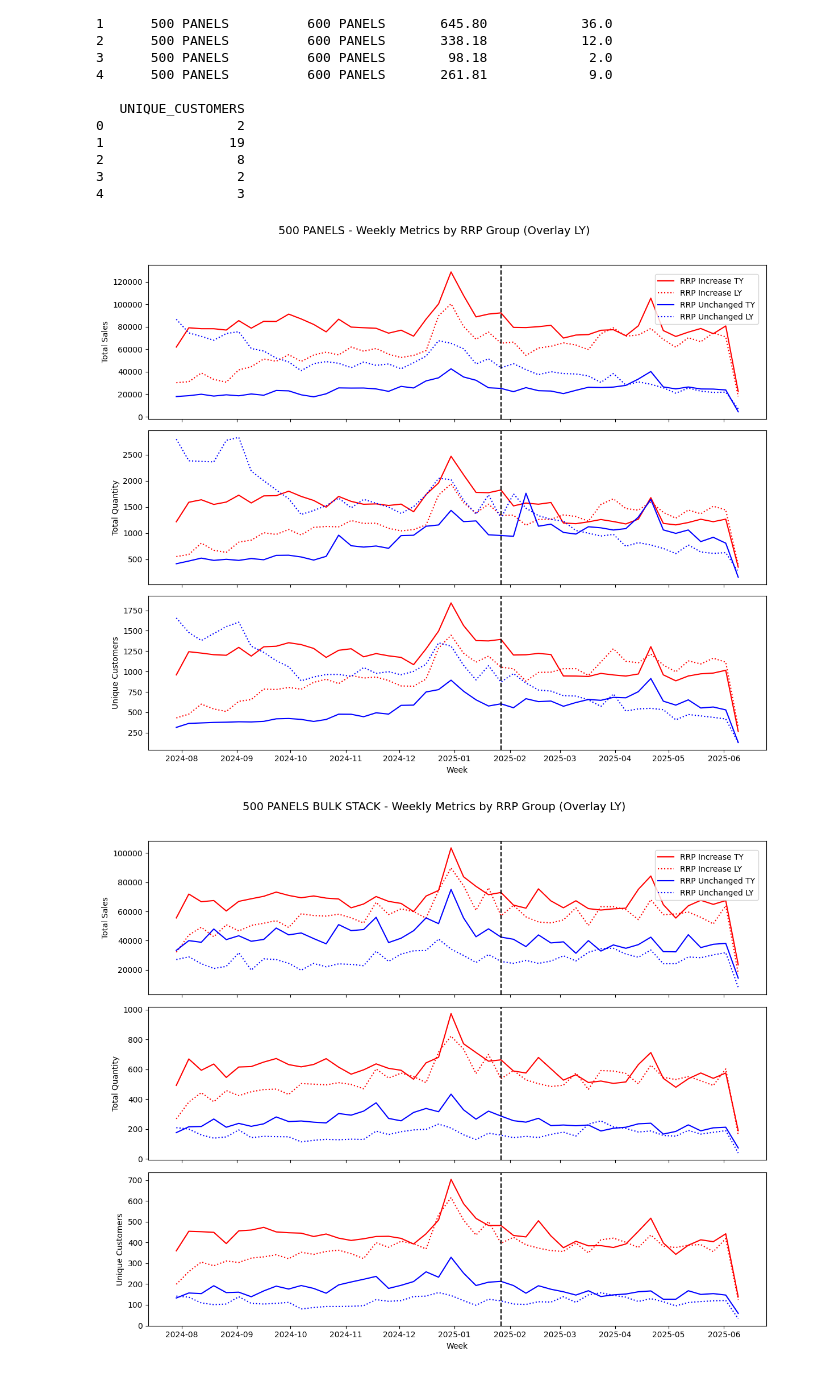
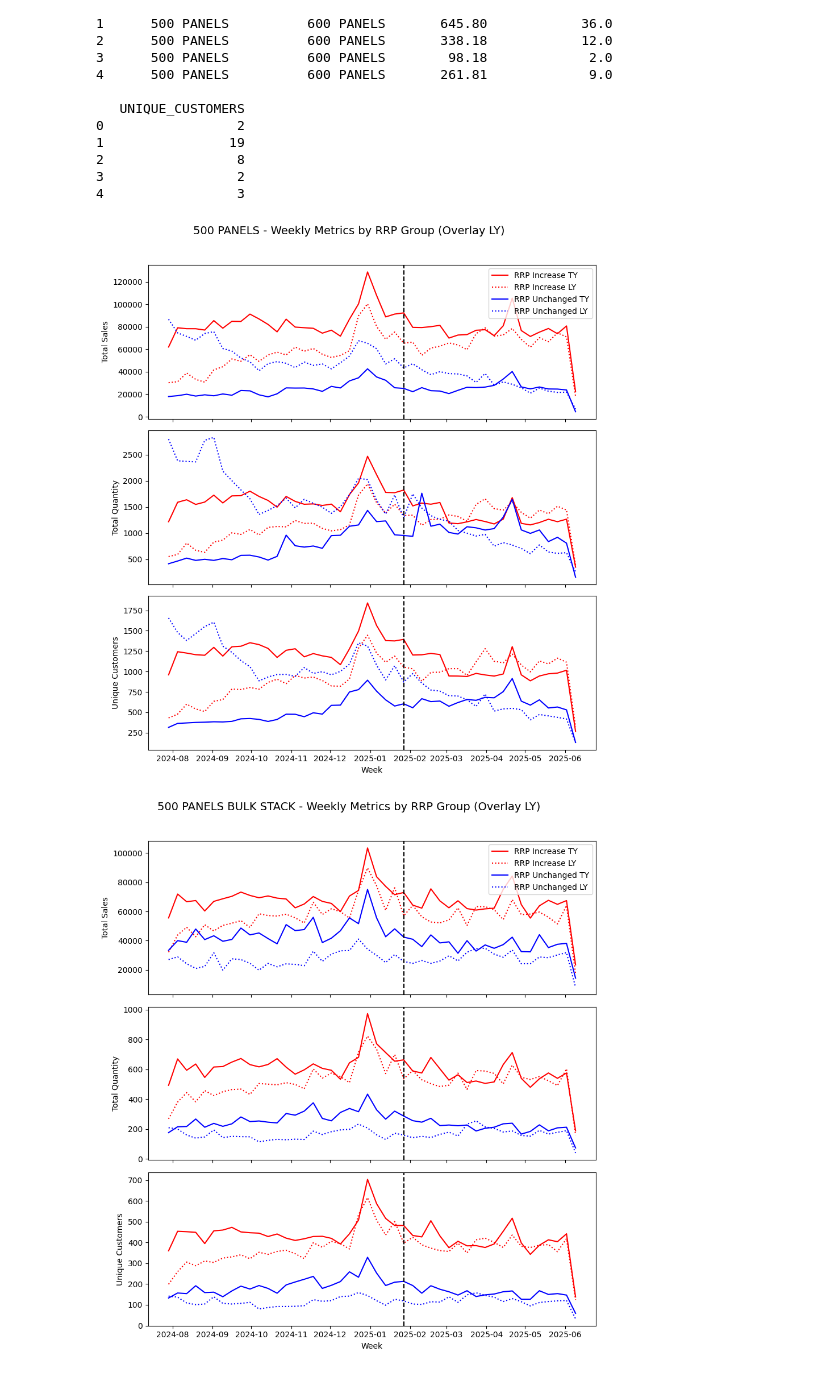
Before and after one commit to Meiji-Tran/Merch-Insights, a Jupyter notebook: Price increase timber panels/test.ipynb, the cells around one changed output. Saved outputs shown, nothing was run; the diff lists cells and outputs as text; code cells hidden in the pictures.

```diff
--- a/Price increase timber panels/test.ipynb
+++ b/Price increase timber panels/test.ipynb
@@ -102,9 +102,11 @@ show_unique_hierarchy(nz_items_enriched, "NZ ITEMS")
 # %%
 start_date = "'2024-07-31'"
 end_date = "'2025-06-11'"
+start_rrp_date = "2025-01-27"
+
 start_date_LY = "'2023-07-31'"
 end_date_LY = "'2024-06-11'"
-start_rrp_date = "2025-01-27"
+start_rrp_date_LY = "2024-01-27"
 # %% [markdown]
 ## AU
 # %%
@@ -162,22 +164,21 @@ print(df_class_transactions_LY.head())
 3                 2
 4                 3
 # %%
-# Clean and prep both current and last year's datasets
-def prepare_df(df, au_items_enriched, start_rrp_date, label):
+# Clean and prep function with cutoff_date passed separately
+def prepare_df(df, au_items_enriched, cutoff_date, label):
     df.columns = df.columns.str.strip().str.lower().str.replace(' ', '_')
     df['item_number'] = df['item_number'].astype(str).str.zfill(7)
     df['week_start'] = pd.to_datetime(df['week_start'])
     df['rrp_increase'] = df['item_number'].isin(au_items_enriched['item_number']).map({True: 'Yes', False: 'No'})
-    cutoff_date = pd.to_datetime(start_rrp_date)
-    df['period'] = df['week_start'].apply(lambda x: 'Pre' if x < cutoff_date else 'Post')
+    df['period'] = df['week_start'].apply(lambda x: 'Pre' if x < pd.to_datetime(cutoff_date) else 'Post')
     df['year_label'] = label
     return df
 
-# Apply cleaning
+# Apply with correct cutoff for each
 df_class_transactions = prepare_df(df_class_transactions, au_items_enriched, start_rrp_date, 'This Year')
-df_class_transactions_LY = prepare_df(df_class_transactions_LY, au_items_enriched, start_rrp_date, 'Last Year')
+df_class_transactions_LY = prepare_df(df_class_transactions_LY, au_items_enriched, start_rrp_date_LY, 'Last Year')
 
-# Combine both
+# Combine datasets
 df_all = pd.concat([df_class_transactions, df_class_transactions_LY], ignore_index=True)
 # %%
 formatted_class_summaries = []
@@ -198,7 +199,7 @@ for class_name in df_all['item_class_name'].unique():
     df_summary = df_summary.drop(columns=['rrp_order', 'period_order', 'year_order'])
     formatted_class_summaries.append(df_summary)
 
-    fig, axes = plt.subplots(3, 1, figsize=(12, 10), sharex=True)
+    fig, axes = plt.subplots(3, 1, figsize=(9, 10), sharex=True)
     fig.suptitle(f"{class_name} - Weekly Metrics by RRP Group (Overlay LY)", fontsize=14)
 
     for ax, metric in zip(axes, ['total_sales', 'total_quantity', 'unique_customers']):
@@ -209,33 +210,37 @@ for class_name in df_all['item_class_name'].unique():
                     (df_weekly['year_label'] == year_label)
                 ]
                 x = group['week_start'] + pd.Timedelta(weeks=52) if year_label == 'Last Year' else group['week_start']
                 ax.plot(
                     x, group[metric],
                     color=plot_colors[rrp_status],
                     linestyle=line_styles[year_label]
                 )
         ax.axvline(pd.to_datetime(start_rrp_date), color='black', linestyle='--')
         ax.set_ylabel(metric.replace('_', ' ').title())
 
     axes[-1].set_xlabel("Week")
 
     # Custom legend
     legend_lines = [
         mlines.Line2D([], [], color='red', linestyle='solid', label='RRP Increase TY'),
         mlines.Line2D([], [], color='red', linestyle='dotted', label='RRP Increase LY'),
         mlines.Line2D([], [], color='blue', linestyle='solid', label='RRP Unchanged TY'),
         mlines.Line2D([], [], color='blue', linestyle='dotted', label='RRP Unchanged LY'),
     ]
     fig.legend(
         handles=legend_lines,
         loc='lower center',
-        bbox_to_anchor=(0.9, 0.8),
+        bbox_to_anchor=(0.875, 0.81),
         ncol=1,
         fontsize='medium'
     )
 
     plt.tight_layout(rect=[0, 0, 1, 0.96])
     plt.show()
+
+# Combine summary tables
+final_summary_table = pd.concat(formatted_class_summaries, ignore_index=True)
+final_summary_table
 # %% [output]
-[figure, old version]
+[figure, new version]
-[figure, old version]
+[figure, new version]
```
Also changed, not shown: parts of 9 cells of this notebook.
